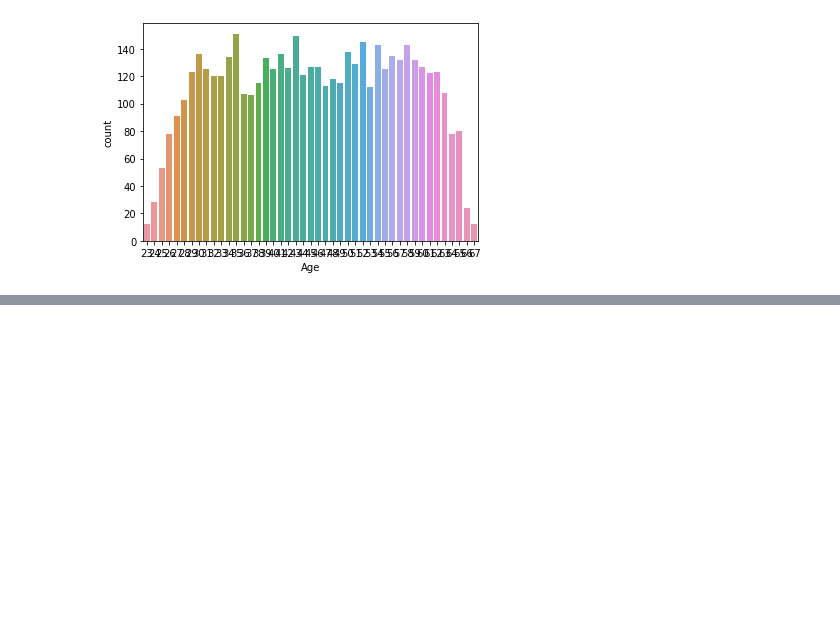
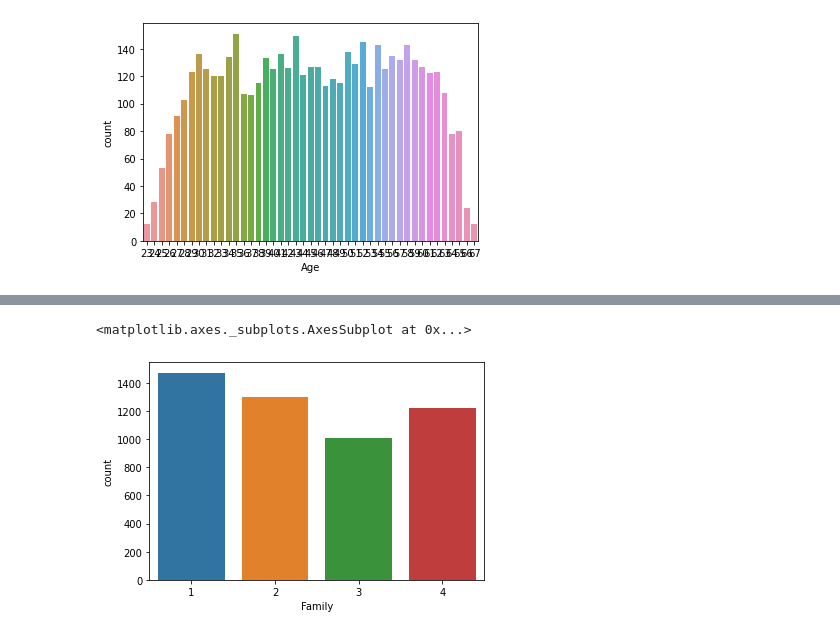
Before and after one commit to GreatLearningAIML1/gl-pgp-aiml-uta-intl-mar20-veenaneshwari, a Jupyter notebook: May8/PersonalLoanCampaignVeenaGhorakavi.ipynb, the cells around one changed output, grey strips where cells are left out. Saved outputs shown, nothing was run; the diff lists cells and outputs as text; code cells hidden in the pictures; blank space fills up the shorter version.

```diff
--- a/May8/PersonalLoanCampaignVeenaGhorakavi.ipynb
+++ b/May8/PersonalLoanCampaignVeenaGhorakavi.ipynb
@@ -223,0 +239,5 @@ sns.countplot(Data.Age)
+# %%
+sns.countplot(Data.Family)
+# %% [output]
+<matplotlib.axes._subplots.AxesSubplot at 0x...>
+[figure, added]
```
Also changed, not shown: parts of 12 cells of this notebook, 1 other file.
